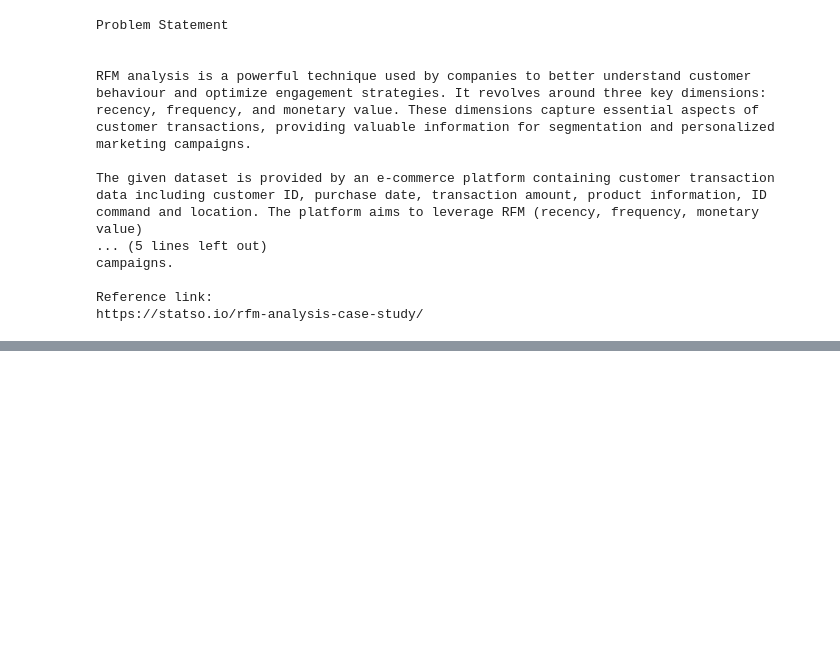
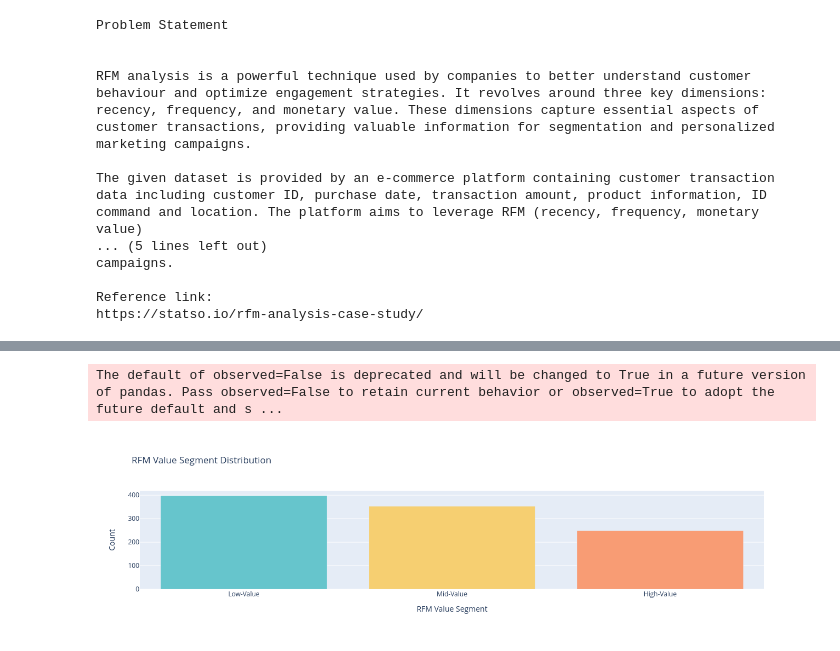
Before and after one commit to mngugi/Work_Book_Projects, a Jupyter notebook: RFMAnalysis.ipynb, the cells around one changed output, grey strips where cells are left out. Drawn from its saved outputs; the diff is of its cells as text; code cells hidden in the pictures; blank space fills up the shorter version.

```diff
--- a/RFMAnalysis.ipynb
+++ b/RFMAnalysis.ipynb
@@ -179,0 +229,30 @@ print(data.head(1000))
+# %%
+import plotly.express as px
+
+def plot_rfm_segment_distribution(data):
+    # Calculate the counts of each RFM segment
+    segment_counts = data['Value Segment'].value_counts().reset_index()
+    segment_counts.columns = ['Value Segment', 'Count']
+
+    # Define colors for the segments
+    pastel_colors = px.colors.qualitative.Pastel
+
+    # Create the bar chart
+    fig_segment_dist = px.bar(segment_counts, x='Value Segment', y='Count',
+                              color='Value Segment', color_discrete_sequence=pastel_colors,
+                              title='RFM Value Segment Distribution')
+
+    # Update the layout
+    fig_segment_dist.update_layout(xaxis_title='RFM Value Segment',
+                                  yaxis_title='Count',
+                                  showlegend=False)
+
+    # Show or return the chart, depending on your needs
+    return fig_segment_dist
+
+# Example usage:
+fig = plot_rfm_segment_distribution(data)
+fig.show()  # To display the chart
+# %% [output]
+The default of observed=False is deprecated and will be changed to True in a future version of pandas. Pass observed=False to retain current behavior or observed=True to adopt the future default and s ...
+[figure, added]
```
Also changed, not shown: parts of 3 cells of this notebook.
